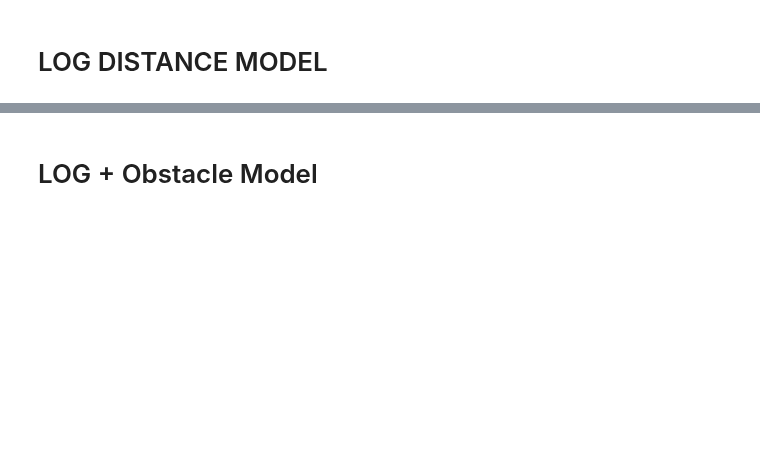
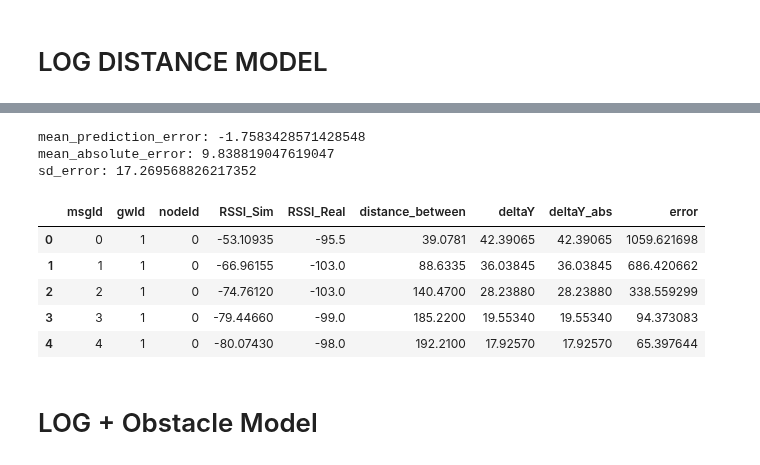
Before and after one commit to wasp-lahis/ns3-bmap, a Jupyter notebook: NS3/obstacle_exp/unicamp-osm-input-to-ns3/scratch/cenarios_helder/simulation_results/ns3-results-analysis.ipynb, the cells around one changed output, grey strips where cells are left out. Cells and saved outputs as stored; diff of their text form; code cells hidden in the pictures; blank space fills up the shorter version.

```diff
--- a/NS3/obstacle_exp/unicamp-osm-input-to-ns3/scratch/cenarios_helder/simulation_results/ns3-results-analysis.ipynb
+++ b/NS3/obstacle_exp/unicamp-osm-input-to-ns3/scratch/cenarios_helder/simulation_results/ns3-results-analysis.ipynb
@@ -119,0 +44,14 @@ print(sd_error)
+# %%
+# Obtendo os valores médios das simulações
+N_simulation_repeat = 10
+rssi_log_df = pd.DataFrame()
+
+# print("range:", int(rssi_df.shape[0]/N_simulation_repeat))
+for i in range(int(rssi_df.shape[0]/N_simulation_repeat)):
+    df = rssi_df.query('msgId =='+ str(i))
+    row = df.iloc[0:1].copy()
+    row['RSSI_Sim'] = df['RSSI_Sim'].mean()
+    rssi_log_df = rssi_log_df.append(row, ignore_index = True)
+
+print("\nSHAPE:", rssi_log_df.shape)
+rssi_log_df.head(5)
@@ -120,3 +66,37 @@ print(sd_error)
+# %%
+# Calculando as métricas
+
+N = rssi_log_df.shape[0]
+
+# deltaY and deltaY_abs colunms
+rssi_log_df['deltaY'] = rssi_log_df['RSSI_Sim'] - rssi_log_df['RSSI_Real']
+rssi_log_df['deltaY_abs'] = abs(rssi_log_df['RSSI_Sim'] - rssi_log_df['RSSI_Real'])
+
+# mean prediction error
+mean_prediction_error = (1/N) * rssi_log_df['deltaY'].sum()
+
+# mean absolute error
+mean_absolute_error = (1/N) * rssi_log_df['deltaY_abs'].sum()
+
+# standard deviation of the prediction error
+rssi_log_df['error'] = (rssi_log_df['deltaY'] - mean_absolute_error) ** 2
+sd_error = math.sqrt( (1/N) * (rssi_log_df['error'].sum()) )
+
+print("mean_prediction_error:", mean_prediction_error)
+print("mean_absolute_error:", mean_absolute_error)
+print("sd_error:", sd_error)
+
+rssi_log_df.head(5)
+# %% [output]
+mean_prediction_error: -1.7583428571428548
+mean_absolute_error: 9.838819047619047
+sd_error: 17.269568826217352
+|  | msgId | gwId | nodeId | RSSI_Sim | RSSI_Real | distance_between | deltaY | deltaY_abs | error |
+| 0 | 0 | 1 | 0 | -53.10935 | -95.5 | 39.0781 | 42.39065 | 42.39065 | 1059.621698 |
+| 1 | 1 | 1 | 0 | -66.96155 | -103.0 | 88.6335 | 36.03845 | 36.03845 | 686.420662 |
+| 2 | 2 | 1 | 0 | -74.76120 | -103.0 | 140.4700 | 28.23880 | 28.23880 | 338.559299 |
+| 3 | 3 | 1 | 0 | -79.44660 | -99.0 | 185.2200 | 19.55340 | 19.55340 | 94.373083 |
+| 4 | 4 | 1 | 0 | -80.07430 | -98.0 | 192.2100 | 17.92570 | 17.92570 | 65.397644 |
 # %% [markdown]
 # LOG + Obstacle Model
 # %%
```
Also changed, not shown: parts of 27 cells of this notebook, 37 other files.
